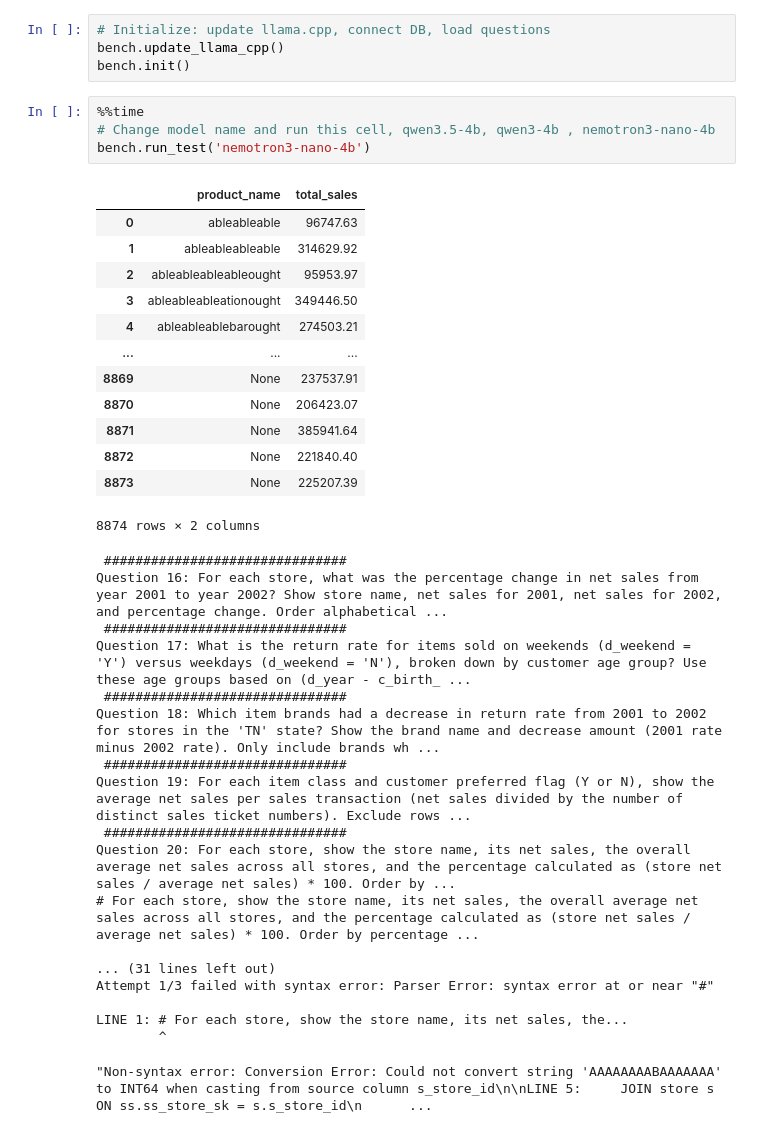
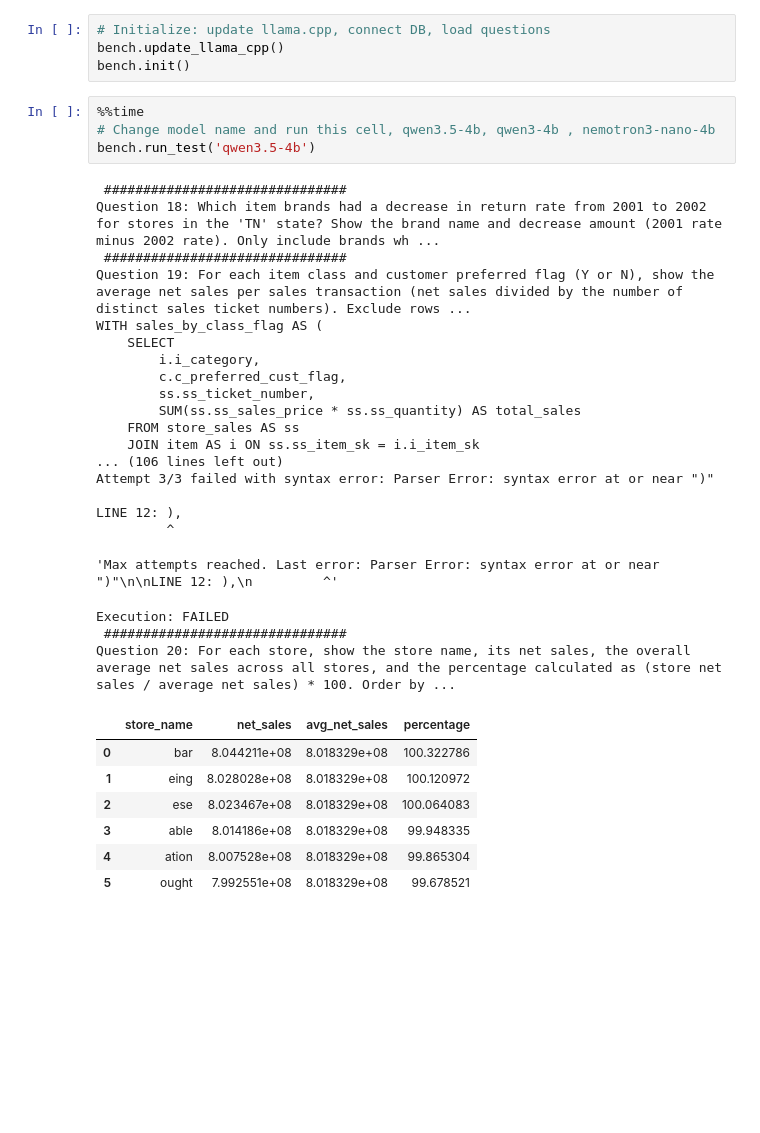
Before and after one commit to djouallah/semantic_sql_testing, a Jupyter notebook: SLM_SQL_test.ipynb, the cells around one changed output. Saved outputs shown, nothing was run; the diff lists cells and outputs as text; blank space fills up the shorter version.

Commit message:
Add new benchmark runs, models_config, and remove nothink jinja templates
Co-Authored-By: Claude Sonnet 4.6 <noreply@anthropic.com>

```diff
--- a/SLM_SQL_test.ipynb
+++ b/SLM_SQL_test.ipynb
@@ -70,36 +14,33 @@ bench.init()
 # %%
 %%time
 # Change model name and run this cell, qwen3.5-4b, qwen3-4b , nemotron3-nano-4b
-bench.run_test('nemotron3-nano-4b')
+bench.run_test('qwen3.5-4b')
 # %% [output]
-|  | product_name | total_sales |
-| 0 | ableableable | 96747.63 |
-| 1 | ableableableable | 314629.92 |
-| 2 | ableableableableought | 95953.97 |
-| 3 | ableableableationought | 349446.50 |
-| 4 | ableableablebarought | 274503.21 |
-| ... | ... | ... |
-| 8869 | None | 237537.91 |
-| 8870 | None | 206423.07 |
-| 8871 | None | 385941.64 |
-| 8872 | None | 221840.40 |
-| 8873 | None | 225207.39 |
-8874 rows × 2 columns
+ ###############################
+Question 18: Which item brands had a decrease in return rate from 2001 to 2002 for stores in the 'TN' state? Show the brand name and decrease amount (2001 rate minus 2002 rate). Only include brands wh ...
+ ###############################
+Question 19: For each item class and customer preferred flag (Y or N), show the average net sales per sales transaction (net sales divided by the number of distinct sales ticket numbers). Exclude rows ...
+WITH sales_by_class_flag AS (
+    SELECT
+        i.i_category,
+        c.c_preferred_cust_flag,
+        ss.ss_ticket_number,
+        SUM(ss.ss_sales_price * ss.ss_quantity) AS total_sales
+    FROM store_sales AS ss
+    JOIN item AS i ON ss.ss_item_sk = i.i_item_sk
+... (106 lines left out)
+Attempt 3/3 failed with syntax error: Parser Error: syntax error at or near ")"
+
+LINE 12: ),
+         ^
- ###############################
-Question 16: For each store, what was the percentage change in net sales from year 2001 to year 2002? Show store name, net sales for 2001, net sales for 2002, and percentage change. Order alphabetical ...
- ###############################
-Question 17: What is the return rate for items sold on weekends (d_weekend = 'Y') versus weekdays (d_weekend = 'N'), broken down by customer age group? Use these age groups based on (d_year - c_birth_ ...
- ###############################
-Question 18: Which item brands had a decrease in return rate from 2001 to 2002 for stores in the 'TN' state? Show the brand name and decrease amount (2001 rate minus 2002 rate). Only include brands wh ...
- ###############################
-Question 19: For each item class and customer preferred flag (Y or N), show the average net sales per sales transaction (net sales divided by the number of distinct sales ticket numbers). Exclude rows ...
- ###############################
-Question 20: For each store, show the store name, its net sales, the overall average net sales across all stores, and the percentage calculated as (store net sales / average net sales) * 100. Order by ...
-# For each store, show the store name, its net sales, the overall average net sales across all stores, and the percentage calculated as (store net sales / average net sales) * 100. Order by percentage ...
-
-... (31 lines left out)
-Attempt 1/3 failed with syntax error: Parser Error: syntax error at or near "#"
-
-LINE 1: # For each store, show the store name, its net sales, the...
-        ^
+'Max attempts reached. Last error: Parser Error: syntax error at or near ")"\n\nLINE 12: ),\n         ^'
-"Non-syntax error: Conversion Error: Could not convert string 'AAAAAAAABAAAAAAA' to INT64 when casting from source column s_store_id\n\nLINE 5:     JOIN store s ON ss.ss_store_sk = s.s_store_id\n      ...
+Execution: FAILED
+ ###############################
+Question 20: For each store, show the store name, its net sales, the overall average net sales across all stores, and the percentage calculated as (store net sales / average net sales) * 100. Order by ...
+|  | store_name | net_sales | avg_net_sales | percentage |
+| 0 | bar | 8.044211e+08 | 8.018329e+08 | 100.322786 |
+| 1 | eing | 8.028028e+08 | 8.018329e+08 | 100.120972 |
+| 2 | ese | 8.023467e+08 | 8.018329e+08 | 100.064083 |
+| 3 | able | 8.014186e+08 | 8.018329e+08 | 99.948335 |
+| 4 | ation | 8.007528e+08 | 8.018329e+08 | 99.865304 |
+| 5 | ought | 7.992551e+08 | 8.018329e+08 | 99.678521 |
```
Also changed, not shown: parts of 3 cells of this notebook, 8 other files.
